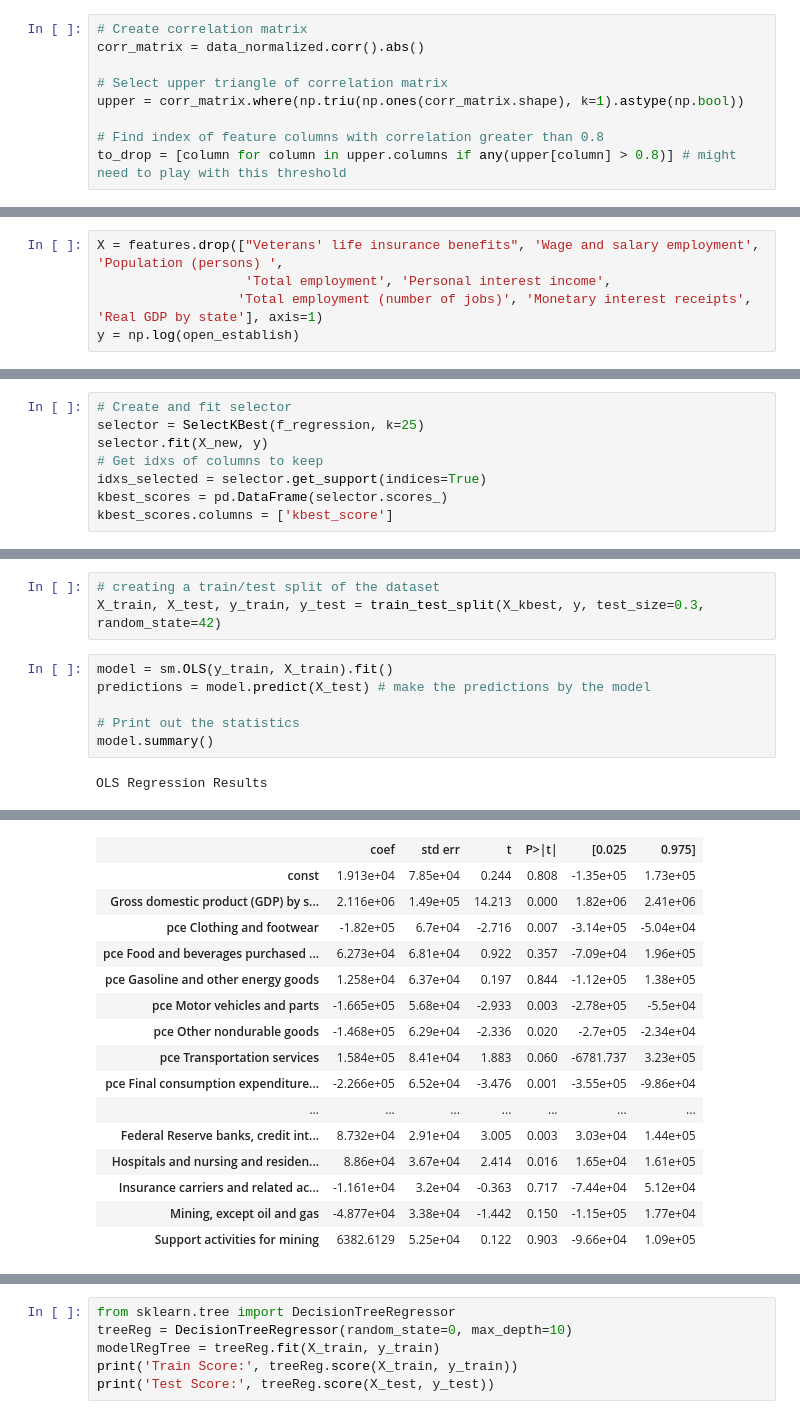
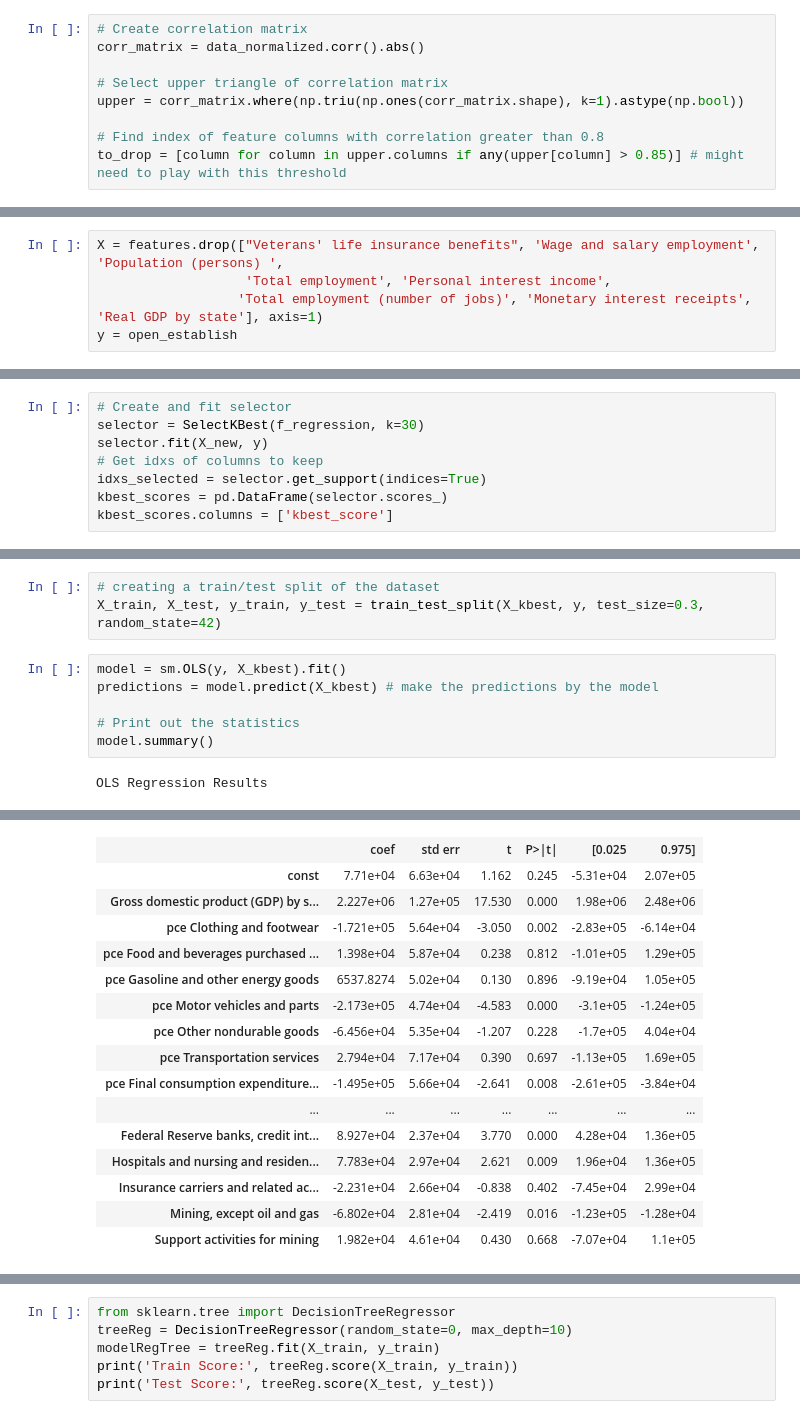
Before and after one commit to ttoddfox/Small-Business-Capstone, a Jupyter notebook: Models and Forecasting/Regression/Regression Analysis - Update Nov19.ipynb, the cells around one changed output, grey strips where cells are left out. Cells and saved outputs as stored; diff of their text form.

```diff
--- a/Models and Forecasting/Regression/Regression Analysis - Update Nov19.ipynb
+++ b/Models and Forecasting/Regression/Regression Analysis - Update Nov19.ipynb
@@ -216,7 +216,7 @@ corr_matrix = data_normalized.corr().abs()
 upper = corr_matrix.where(np.triu(np.ones(corr_matrix.shape), k=1).astype(np.bool))
 
 # Find index of feature columns with correlation greater than 0.8
-to_drop = [column for column in upper.columns if any(upper[column] > 0.8)] # might need to play with this threshold
+to_drop = [column for column in upper.columns if any(upper[column] > 0.85)] # might need to play with this threshold
 # %%
 X_new = data_normalized.drop(to_drop, axis=1)
 X_new.shape
@@ -352,7 +408,7 @@ shap.summary_plot(shap_values, X_train)
 X = features.drop(["Veterans' life insurance benefits", 'Wage and salary employment', 'Population (persons) ',
                    'Total employment', 'Personal interest income',
                   'Total employment (number of jobs)', 'Monetary interest receipts', 'Real GDP by state'], axis=1)
-y = np.log(open_establish)
+y = open_establish
 # %%
 # normalize the dataset
 min_max_scaler = preprocessing.MinMaxScaler()
@@ -374,7 +430,7 @@ X_new.shape
 (1000, 64)
 # %%
 # Create and fit selector
-selector = SelectKBest(f_regression, k=25)
+selector = SelectKBest(f_regression, k=30)
 selector.fit(X_new, y)
 # Get idxs of columns to keep
 idxs_selected = selector.get_support(indices=True)
@@ -510,8 +593,8 @@ X_kbest = sm.add_constant(X_kbest)
 # creating a train/test split of the dataset
 X_train, X_test, y_train, y_test = train_test_split(X_kbest, y, test_size=0.3, random_state=42)
 # %%
-model = sm.OLS(y_train, X_train).fit()
-predictions = model.predict(X_test) # make the predictions by the model
+model = sm.OLS(y, X_kbest).fit()
+predictions = model.predict(X_kbest) # make the predictions by the model
 
 # Print out the statistics
 model.summary()
@@ -527,18 +610,18 @@ OLS Regression Results
 | Df Model: | 45 |  |  |
 | Covariance Type: | nonrobust |  |  |
 |  | coef | std err | t | P>|t| | [0.025 | 0.975] |
-| const | 1.913e+04 | 7.85e+04 | 0.244 | 0.808 | -1.35e+05 | 1.73e+05 |
-| Gross domestic product (GDP) by s... | 2.116e+06 | 1.49e+05 | 14.213 | 0.000 | 1.82e+06 | 2.41e+06 |
-| pce Clothing and footwear | -1.82e+05 | 6.7e+04 | -2.716 | 0.007 | -3.14e+05 | -5.04e+04 |
-| pce Food and beverages purchased ... | 6.273e+04 | 6.81e+04 | 0.922 | 0.357 | -7.09e+04 | 1.96e+05 |
-| pce Gasoline and other energy goods | 1.258e+04 | 6.37e+04 | 0.197 | 0.844 | -1.12e+05 | 1.38e+05 |
-| pce Motor vehicles and parts | -1.665e+05 | 5.68e+04 | -2.933 | 0.003 | -2.78e+05 | -5.5e+04 |
-| pce Other nondurable goods | -1.468e+05 | 6.29e+04 | -2.336 | 0.020 | -2.7e+05 | -2.34e+04 |
-| pce Transportation services | 1.584e+05 | 8.41e+04 | 1.883 | 0.060 | -6781.737 | 3.23e+05 |
-| pce Final consumption expenditure... | -2.266e+05 | 6.52e+04 | -3.476 | 0.001 | -3.55e+05 | -9.86e+04 |
+| const | 7.71e+04 | 6.63e+04 | 1.162 | 0.245 | -5.31e+04 | 2.07e+05 |
+| Gross domestic product (GDP) by s... | 2.227e+06 | 1.27e+05 | 17.530 | 0.000 | 1.98e+06 | 2.48e+06 |
+| pce Clothing and footwear | -1.721e+05 | 5.64e+04 | -3.050 | 0.002 | -2.83e+05 | -6.14e+04 |
+| pce Food and beverages purchased ... | 1.398e+04 | 5.87e+04 | 0.238 | 0.812 | -1.01e+05 | 1.29e+05 |
+| pce Gasoline and other energy goods | 6537.8274 | 5.02e+04 | 0.130 | 0.896 | -9.19e+04 | 1.05e+05 |
+| pce Motor vehicles and parts | -2.173e+05 | 4.74e+04 | -4.583 | 0.000 | -3.1e+05 | -1.24e+05 |
+| pce Other nondurable goods | -6.456e+04 | 5.35e+04 | -1.207 | 0.228 | -1.7e+05 | 4.04e+04 |
+| pce Transportation services | 2.794e+04 | 7.17e+04 | 0.390 | 0.697 | -1.13e+05 | 1.69e+05 |
+| pce Final consumption expenditure... | -1.495e+05 | 5.66e+04 | -2.641 | 0.008 | -2.61e+05 | -3.84e+04 |
 | ... | ... | ... | ... | ... | ... | ... |
-| Federal Reserve banks, credit int... | 8.732e+04 | 2.91e+04 | 3.005 | 0.003 | 3.03e+04 | 1.44e+05 |
-| Hospitals and nursing and residen... | 8.86e+04 | 3.67e+04 | 2.414 | 0.016 | 1.65e+04 | 1.61e+05 |
-| Insurance carriers and related ac... | -1.161e+04 | 3.2e+04 | -0.363 | 0.717 | -7.44e+04 | 5.12e+04 |
-| Mining, except oil and gas | -4.877e+04 | 3.38e+04 | -1.442 | 0.150 | -1.15e+05 | 1.77e+04 |
-| Support activities for mining | 6382.6129 | 5.25e+04 | 0.122 | 0.903 | -9.66e+04 | 1.09e+05 |
+| Federal Reserve banks, credit int... | 8.927e+04 | 2.37e+04 | 3.770 | 0.000 | 4.28e+04 | 1.36e+05 |
+| Hospitals and nursing and residen... | 7.783e+04 | 2.97e+04 | 2.621 | 0.009 | 1.96e+04 | 1.36e+05 |
+| Insurance carriers and related ac... | -2.231e+04 | 2.66e+04 | -0.838 | 0.402 | -7.45e+04 | 2.99e+04 |
+| Mining, except oil and gas | -6.802e+04 | 2.81e+04 | -2.419 | 0.016 | -1.23e+05 | -1.28e+04 |
+| Support activities for mining | 1.982e+04 | 4.61e+04 | 0.430 | 0.668 | -7.07e+04 | 1.1e+05 |
```
Also changed, not shown: parts of 20 cells of this notebook, 4 other files.
